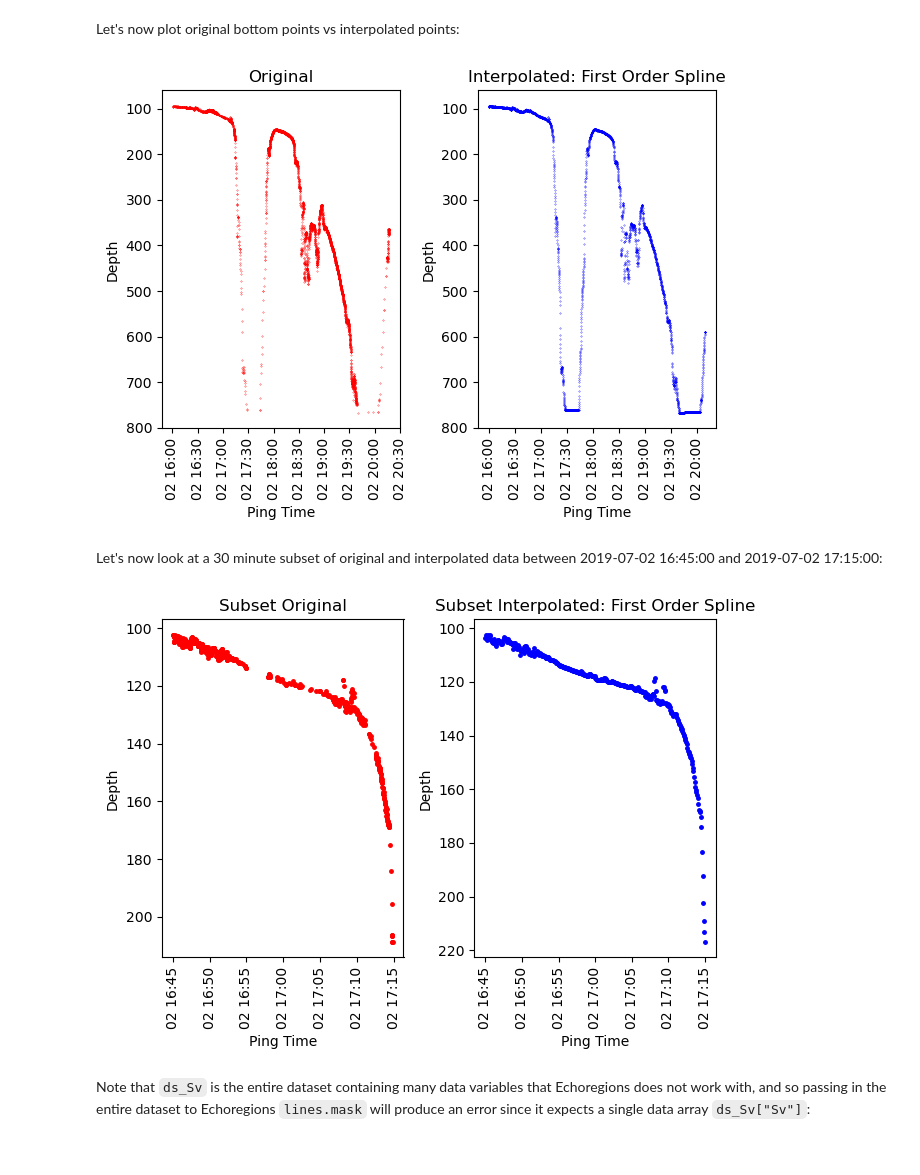
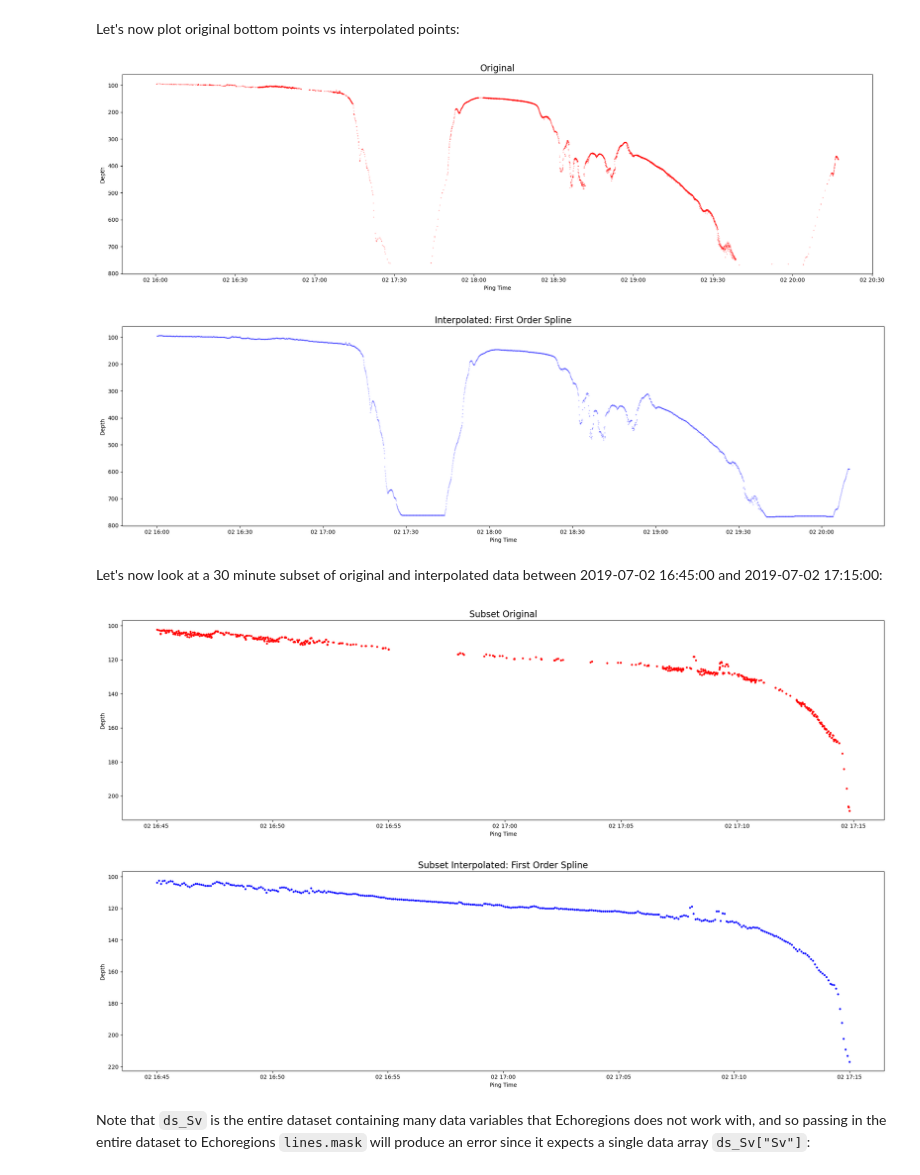
Before and after one commit to OSOceanAcoustics/echoregions, a Jupyter notebook: docs/source/Lines_functionality.ipynb, the cells around one changed output. Saved outputs shown, nothing was run; the diff lists cells and outputs as text; code cells hidden in the pictures.

```diff
--- a/docs/source/Lines_functionality.ipynb
+++ b/docs/source/Lines_functionality.ipynb
@@ -234,28 +234,26 @@ Echogram Ping Time Dimension Length: 3001
 Let's now plot original bottom points vs interpolated points:
 # %%
 # Plot both original and interpolated
-plt.subplot(1, 2, 1)
+plt.figure(figsize = (20, 6))
 plt.plot(lines.data['time'], lines.data['depth'], 'r.', markersize=0.5)
 plt.gca().invert_yaxis()
-plt.title('Original')
-plt.xticks(rotation=90)
+plt.title('Original', fontsize=16)
 plt.xlabel('Ping Time')
 plt.ylabel('Depth')
-plt.subplot(1, 2, 2)
+plt.tight_layout()
+plt.show()
+
+plt.figure(figsize = (20, 6))
 plt.plot(bottom_points['time'], bottom_points['depth'], 'b.', markersize=0.5)
 plt.gca().invert_yaxis()
-plt.title('Interpolated: First Order Spline')
-plt.xticks(rotation=90)
+plt.title('Interpolated: First Order Spline', fontsize=16)
 plt.xlabel('Ping Time')
 plt.ylabel('Depth')
-
-# Adjust layout
 plt.tight_layout()
-
-# Show the plots
 plt.show()
 # %% [output]
-[figure, old version]
+[figure, new version]
+[figure, added]
 # %% [markdown]
 Let's now look at a 30 minute subset of original and interpolated data between 2019-07-02 16:45:00 and 2019-07-02 17:15:00:
 # %%
@@ -266,28 +264,26 @@ subset_lines_data = lines.data[(lines.data['time'] >= start_time) & (lines.data[
 subset_bottom_points = bottom_points[(bottom_points['time'] >= start_time) & (bottom_points['time'] <= end_time)]
 
 # Plot both original and interpolated
-plt.subplot(1, 2, 1)
+plt.figure(figsize = (20, 6))
 plt.plot(subset_lines_data['time'], subset_lines_data['depth'], 'r.', markersize=5)
 plt.gca().invert_yaxis()
-plt.title('Subset Original')
-plt.xticks(rotation=90)
+plt.title('Subset Original', fontsize=16)
 plt.xlabel('Ping Time')
 plt.ylabel('Depth')
-plt.subplot(1, 2, 2)
+plt.tight_layout()
+plt.show()
+
+plt.figure(figsize = (20, 6))
 plt.plot(subset_bottom_points['time'], subset_bottom_points['depth'], 'b.', markersize=5)
 plt.gca().invert_yaxis()
-plt.title('Subset Interpolated: First Order Spline')
-plt.xticks(rotation=90)
+plt.title('Subset Interpolated: First Order Spline', fontsize=16)
 plt.xlabel('Ping Time')
 plt.ylabel('Depth')
-
-# Adjust layout
 plt.tight_layout()
-
-# Show the plots
 plt.show()
 # %% [output]
-[figure, old version]
+[figure, new version]
+[figure, added]
 # %% [markdown]
 Note that `ds_Sv` is the entire dataset containing many data variables that Echoregions does not work with, and so passing in the entire dataset to Echoregions `lines.mask` will produce an error since it expects a single data array `ds_Sv["Sv"]`:
 # %%
```
Also changed, not shown: parts of 8 cells of this notebook, 4 other files.
